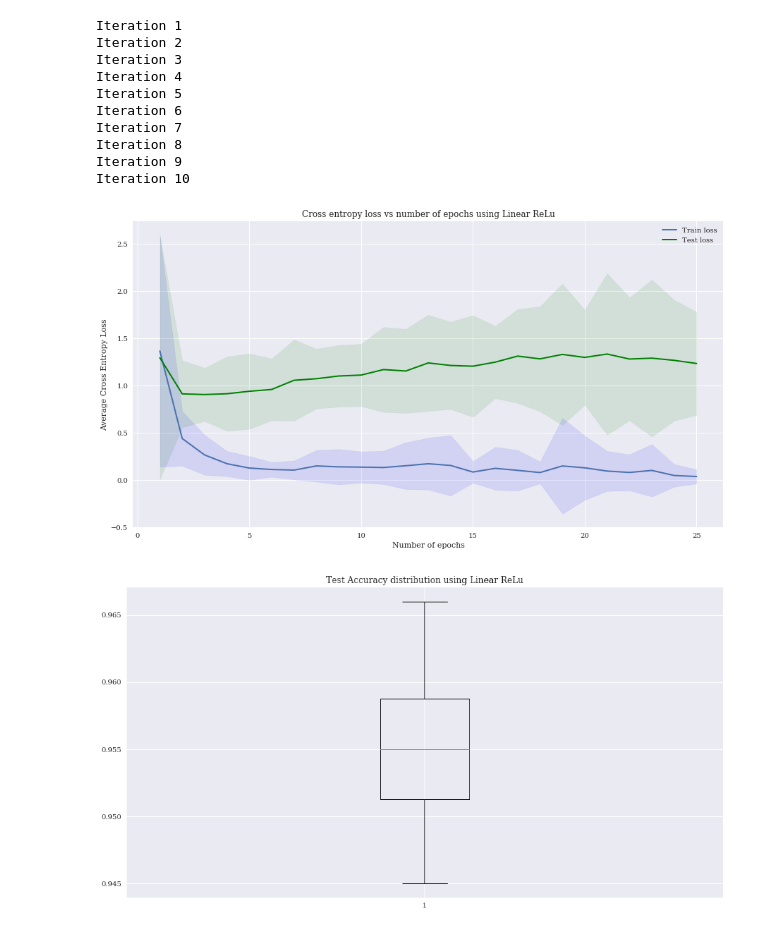
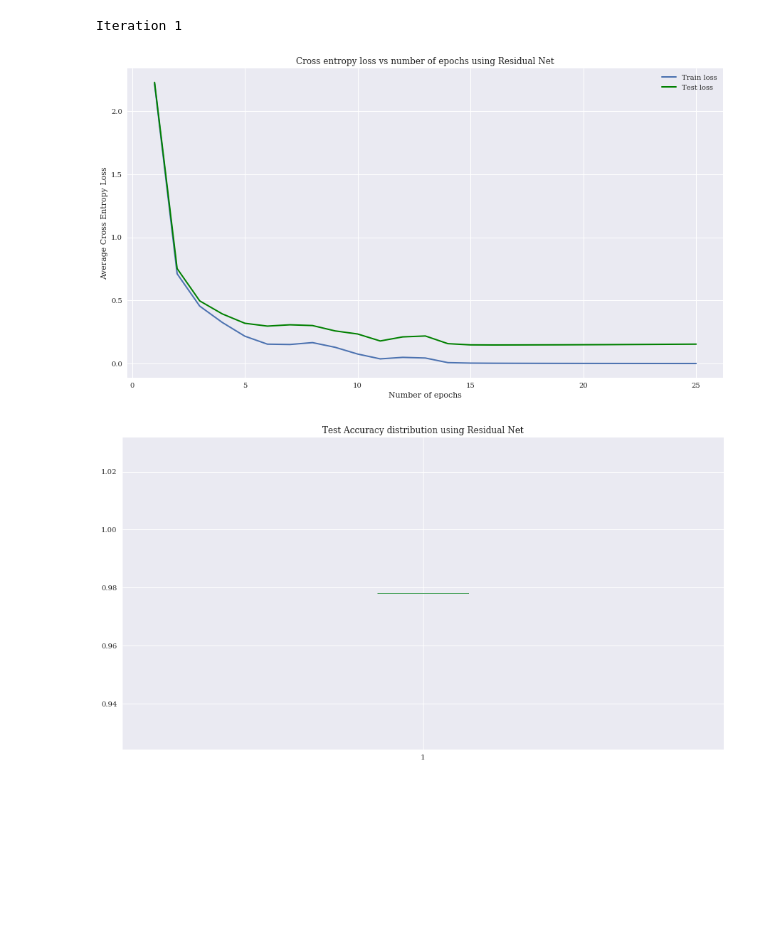
Before and after one commit to rlaraki/Digit_Comparison_MNIST, a Jupyter notebook: mini_project_1/src/test.ipynb, the cells around one changed output. Drawn from its saved outputs; the diff is of its cells as text; code cells hidden in the pictures; blank space fills up the shorter version.

```diff
--- a/mini_project_1/src/test.ipynb
+++ b/mini_project_1/src/test.ipynb
@@ -34,13 +34,16 @@ from utils.metrics import accuracy
 # %%
 N = 1000  # Number of pairs
 NN_ARGS = {"input_size": 14 * 14, "num_classes": 10}
+DROP = {"d1" : 0, "d2" : 0}
+DROP_RES = {"d" : 0.15}
 BATCH_SIZE = 10
 NUM_EPOCHS = 25
-NUM_ITER = 10
+NUM_ITER = 1
 MODELS = {
+    "SimpleConvNet" : {"args" : DROP , "f" :simple_conv_net, "flatten": False, "name":"Simple Conv" },
     "LinearRelu": {"args": NN_ARGS, "f": linear_relu_net, "flatten": True, "name":"Linear ReLu"},
-    "LeNet": {"args": None, "f": lenet, "flatten": False, "name":"LeNet"},
-    "ResNet": {"args": None, "f": residual_net, "flatten": False},
+    "LeNet": {"args": DROP, "f": lenet, "flatten": False, "name":"LeNet"},
+    "ResNet": {"args": DROP_RES, "f": residual_net, "flatten": False, "name":"Residual Net"},
 }
 # %%
 def full_train_test(model_info, num_iter, num_epochs, data_size, batch_size, verbose=False):
@@ -96,17 +99,8 @@ def full_train_test(model_info, num_iter, num_epochs, data_size, batch_size, ver
 
     return all_train_losses, all_test_losses, all_test_accuracies
 # %%
-all_tr_losses, all_te_losses, all_te_acc = full_train_test(MODELS.get('LinearRelu'), NUM_ITER, NUM_EPOCHS, N, BATCH_SIZE)
+all_tr_losses, all_te_losses, all_te_acc = full_train_test(MODELS.get("ResNet"), NUM_ITER, NUM_EPOCHS, N, BATCH_SIZE)
 # %% [output]
 Iteration 1
-Iteration 2
-Iteration 3
-Iteration 4
-Iteration 5
-Iteration 6
-Iteration 7
-Iteration 8
-Iteration 9
-Iteration 10
-[figure, old version]
+[figure, new version]
-[figure, old version]
+[figure, new version]
```
Also changed, not shown: 3 other files.
